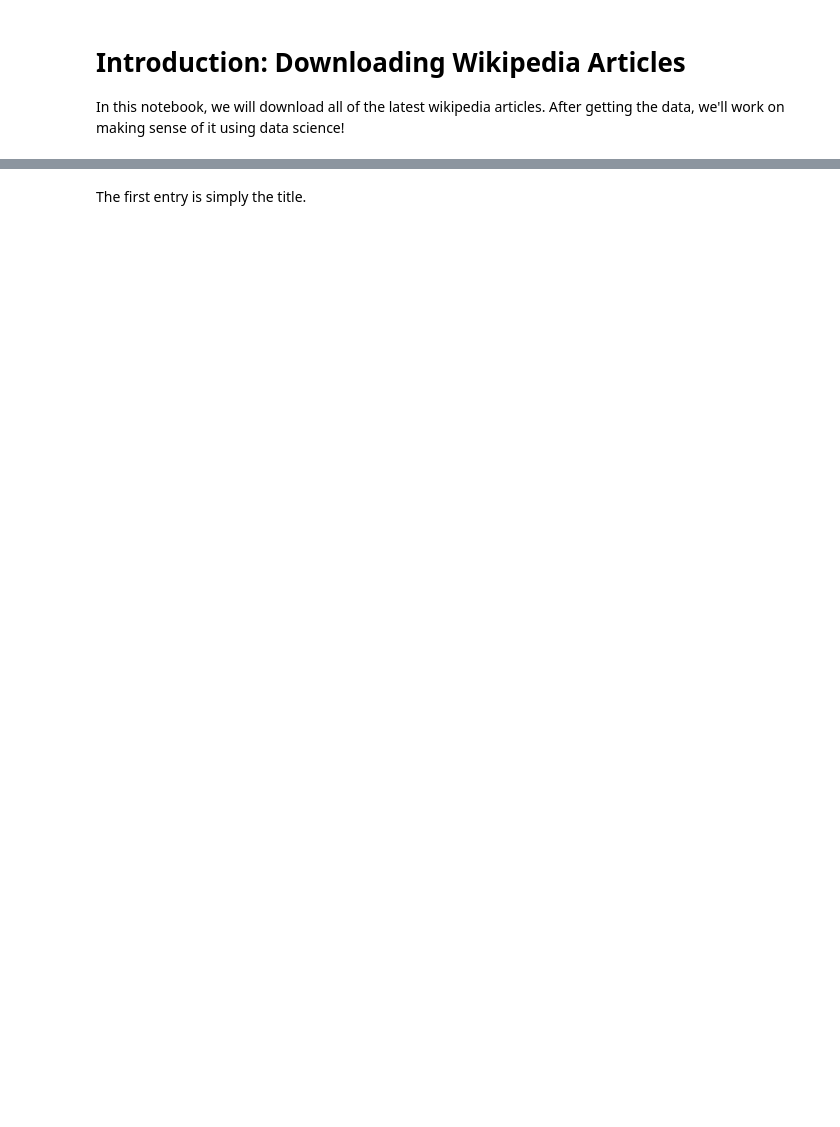
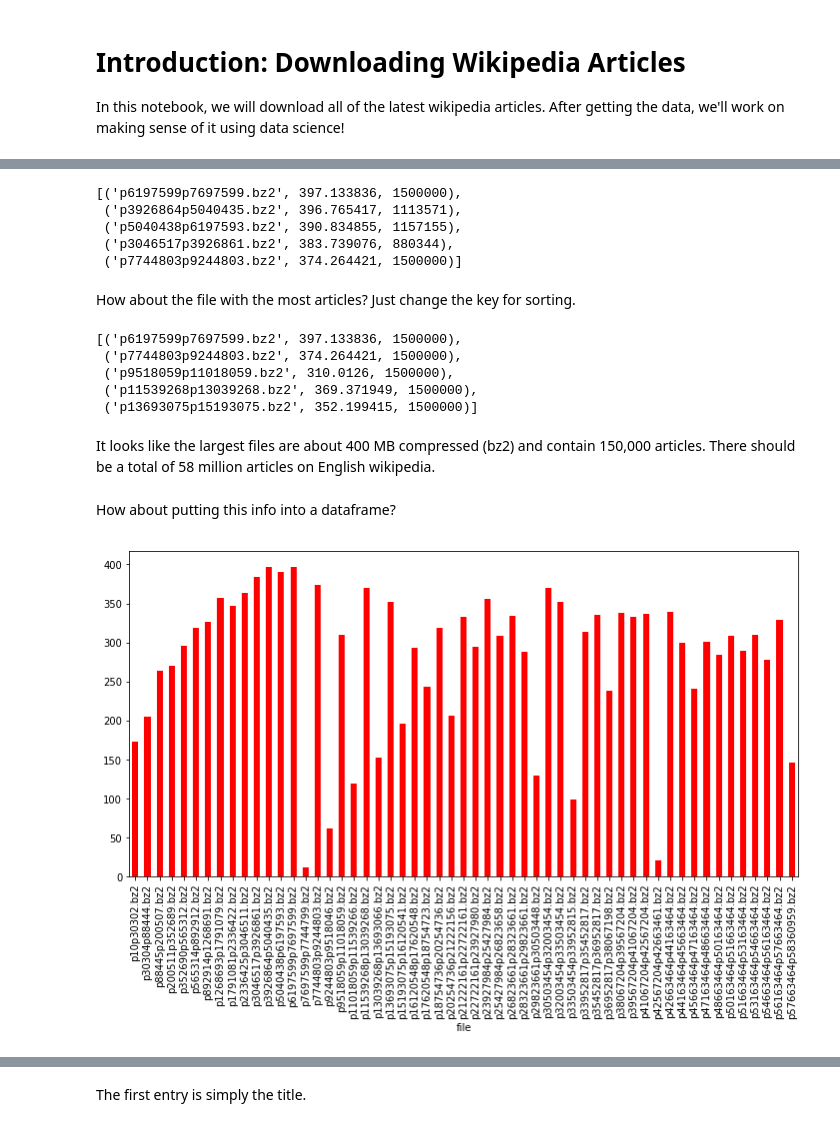
Before and after one commit to WillKoehrsen/wikipedia-data-science, a Jupyter notebook: Downloading Wikipedia Articles.ipynb, the cells around one changed output, grey strips where cells are left out. Drawn from its saved outputs; the diff is of its cells as text; code cells hidden in the pictures; blank space fills up the shorter version.

Commit message:
Running all articles

```diff
--- a/Downloading Wikipedia Articles.ipynb
+++ b/Downloading Wikipedia Articles.ipynb
@@ -226,0 +88,3 @@ The first time, we set the code to break if the handler encouters any books so w
+# %%
+files_to_download = [file[0] for file in files if '.xml-p' in file[0]]
+files_to_download[-10:]
@@ -226,0 +108,5 @@ The first time, we set the code to break if the handler encouters any books so w
+# %%
+import sys
+from keras.utils import get_file
+
+keras_home = '/home/ubuntu/.keras/datasets/'
@@ -226,0 +115,29 @@ The first time, we set the code to break if the handler encouters any books so w
+# %%
+data_paths = []
+file_info = []
+
+# Iterate through each file
+for file in files_to_download:
+    path = keras_home + file
+
+    # Check to see if the path exists
+    if not os.path.exists(keras_home + file):
+        print('Downloading')
+        # If not, download the file
+        data_paths.append(get_file(file, dump_url))
+        # Find the file size in MB
+        file_size = os.stat(path).st_size / 1e6
+
+        # Find the number of articles
+        file_articles = int(file.split('p')[-1].split('.')[-2]) - int(file.split('p')[-2])
+        file_info.append((file, file_size, file_articles))
+
+    # Otherwise extract information
+    else:
+        data_paths.append(path)
+        # Find the file size in MB
+        file_size = os.stat(path).st_size / 1e6
+
+        # Find the number of articles
+        file_articles = int(file.split('p')[-1].split('.')[-2]) - int(file.split('p')[-2])
+        file_info.append((file.split('-')[-1], file_size, file_articles))
@@ -226,0 +146,30 @@ The first time, we set the code to break if the handler encouters any books so w
+# %%
+sorted(file_info, key = lambda x: x[1], reverse = True)[:5]
+# %% [output]
+[('p6197599p7697599.bz2', 397.133836, 1500000),
+ ('p3926864p5040435.bz2', 396.765417, 1113571),
+ ('p5040438p6197593.bz2', 390.834855, 1157155),
+ ('p3046517p3926861.bz2', 383.739076, 880344),
+ ('p7744803p9244803.bz2', 374.264421, 1500000)]
+# %% [markdown]
+How about the file with the most articles? Just change the key for sorting.
+# %%
+sorted(file_info, key = lambda x: x[2], reverse = True)[:5]
+# %% [output]
+[('p6197599p7697599.bz2', 397.133836, 1500000),
+ ('p7744803p9244803.bz2', 374.264421, 1500000),
+ ('p9518059p11018059.bz2', 310.0126, 1500000),
+ ('p11539268p13039268.bz2', 369.371949, 1500000),
+ ('p13693075p15193075.bz2', 352.199415, 1500000)]
+# %% [markdown]
+It looks like the largest files are about 400 MB compressed (bz2) and contain 150,000 articles. There should be a total of 58 million articles on English wikipedia.
+# %% [markdown]
+How about putting this info into a dataframe?
+# %%
+import pandas as pd
+import matplotlib.pyplot as plt
+%matplotlib inline
+file_df = pd.DataFrame(file_info, columns = ['file', 'size (MB)', 'articles']).set_index('file')
+file_df['size (MB)'].plot.bar(color = 'red', figsize = (12, 6));
+# %% [output]
+[figure, added]
```
Also changed, not shown: parts of 105 cells of this notebook, 2 other files.
